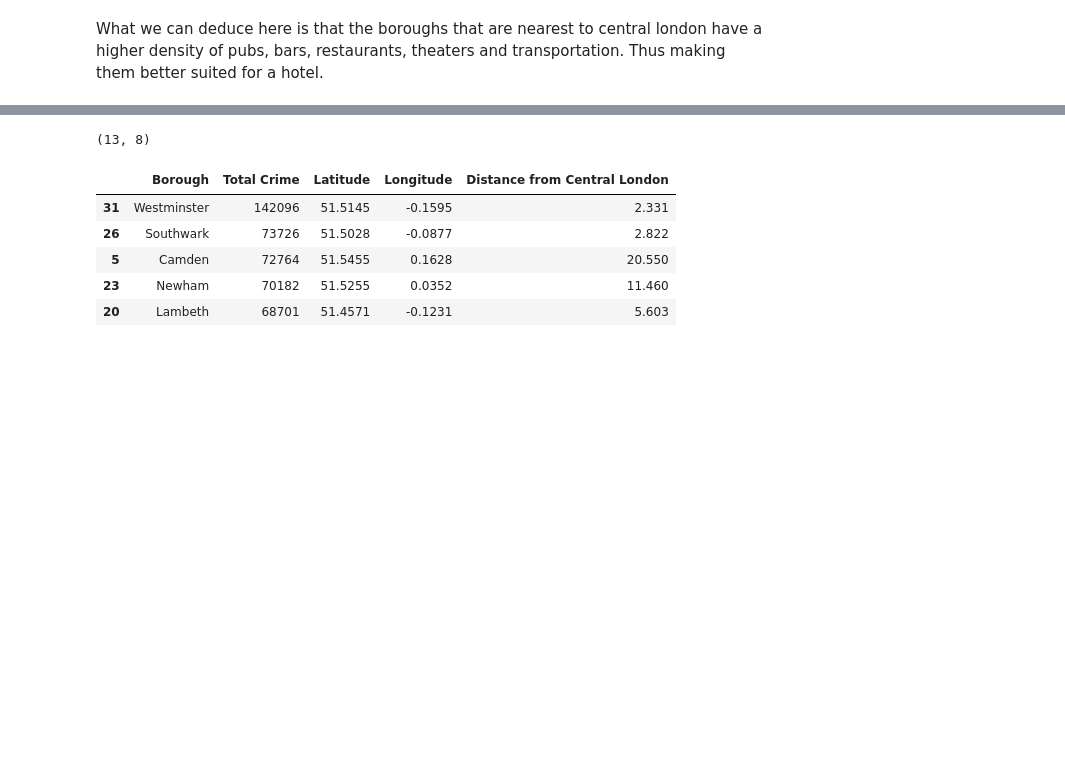
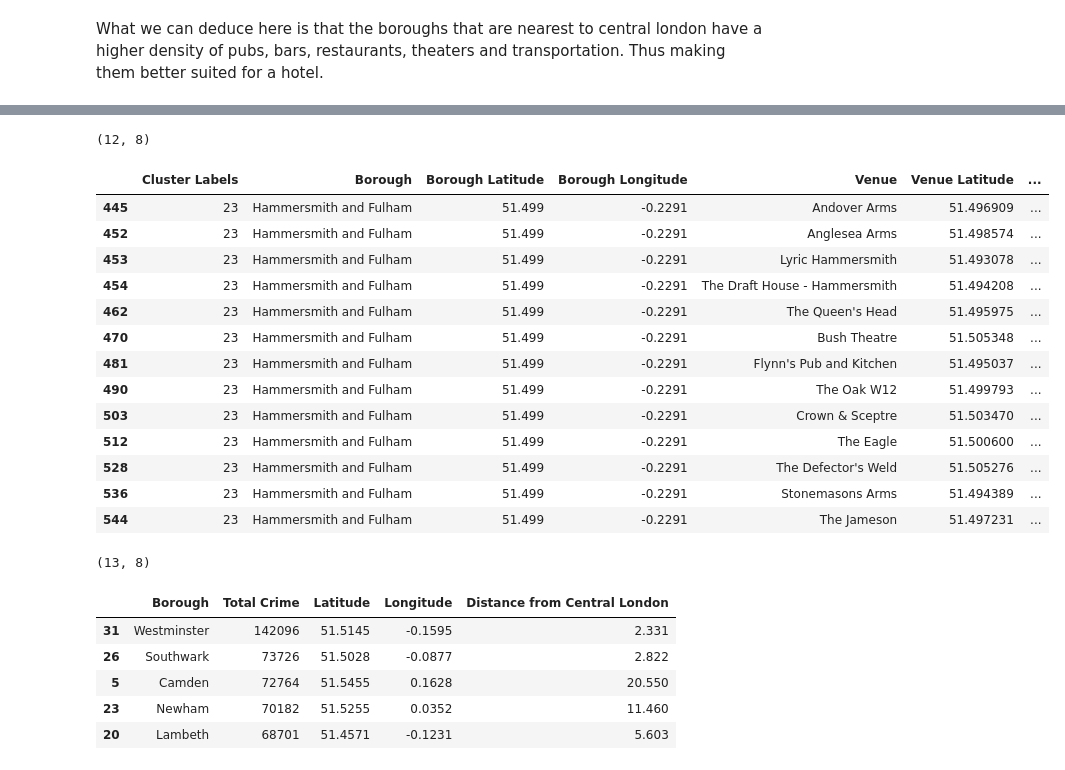
Before and after one commit to jilly2272/Coursera_Capstone, a Jupyter notebook: Best Location to Open a Hotel in London.ipynb, the cells around one changed output, grey strips where cells are left out. Drawn from its saved outputs; the diff is of its cells as text; code cells hidden in the pictures; blank space fills up the shorter version.

```diff
--- a/Best Location to Open a Hotel in London.ipynb
+++ b/Best Location to Open a Hotel in London.ipynb
@@ -417,7 +429,28 @@ selected_venues.loc[selected_venues['Cluster Labels'] == 0].shape  #Kensington a
+# %%
+selected_venues.loc[selected_venues['Cluster Labels'] == 0].shape
+# %% [output]
+(12, 8)
 # %%
-selected_venues.loc[selected_venues['Cluster Labels'] == 23].shape #Hammersmith and Fullham Cluter
+selected_venues.loc[selected_venues['Cluster Labels'] == 23]     #Hammersmith and Fullham Cluster
 # %% [output]
-(13, 8)
+|  | Cluster Labels | Borough | Borough Latitude | Borough Longitude | Venue | Venue Latitude | ... |
+| 445 | 23 | Hammersmith and Fulham | 51.499 | -0.2291 | Andover Arms | 51.496909 | ... |
+| 452 | 23 | Hammersmith and Fulham | 51.499 | -0.2291 | Anglesea Arms | 51.498574 | ... |
+| 453 | 23 | Hammersmith and Fulham | 51.499 | -0.2291 | Lyric Hammersmith | 51.493078 | ... |
+| 454 | 23 | Hammersmith and Fulham | 51.499 | -0.2291 | The Draft House - Hammersmith | 51.494208 | ... |
+| 462 | 23 | Hammersmith and Fulham | 51.499 | -0.2291 | The Queen's Head | 51.495975 | ... |
+| 470 | 23 | Hammersmith and Fulham | 51.499 | -0.2291 | Bush Theatre | 51.505348 | ... |
+| 481 | 23 | Hammersmith and Fulham | 51.499 | -0.2291 | Flynn's Pub and Kitchen | 51.495037 | ... |
+| 490 | 23 | Hammersmith and Fulham | 51.499 | -0.2291 | The Oak W12 | 51.499793 | ... |
+| 503 | 23 | Hammersmith and Fulham | 51.499 | -0.2291 | Crown & Sceptre | 51.503470 | ... |
+| 512 | 23 | Hammersmith and Fulham | 51.499 | -0.2291 | The Eagle | 51.500600 | ... |
+| 528 | 23 | Hammersmith and Fulham | 51.499 | -0.2291 | The Defector's Weld | 51.505276 | ... |
+| 536 | 23 | Hammersmith and Fulham | 51.499 | -0.2291 | Stonemasons Arms | 51.494389 | ... |
+| 544 | 23 | Hammersmith and Fulham | 51.499 | -0.2291 | The Jameson | 51.497231 | ... |
+# %%
+selected_venues.loc[selected_venues['Cluster Labels'] == 23].shape
+# %% [output]
+(13, 8)
 # %%
 df_crime_high = df_crime.sort_values(['Total Crime'], ascending=False)
 df_crime_high.head()
```
Also changed, not shown: parts of 1 cell of this notebook.
